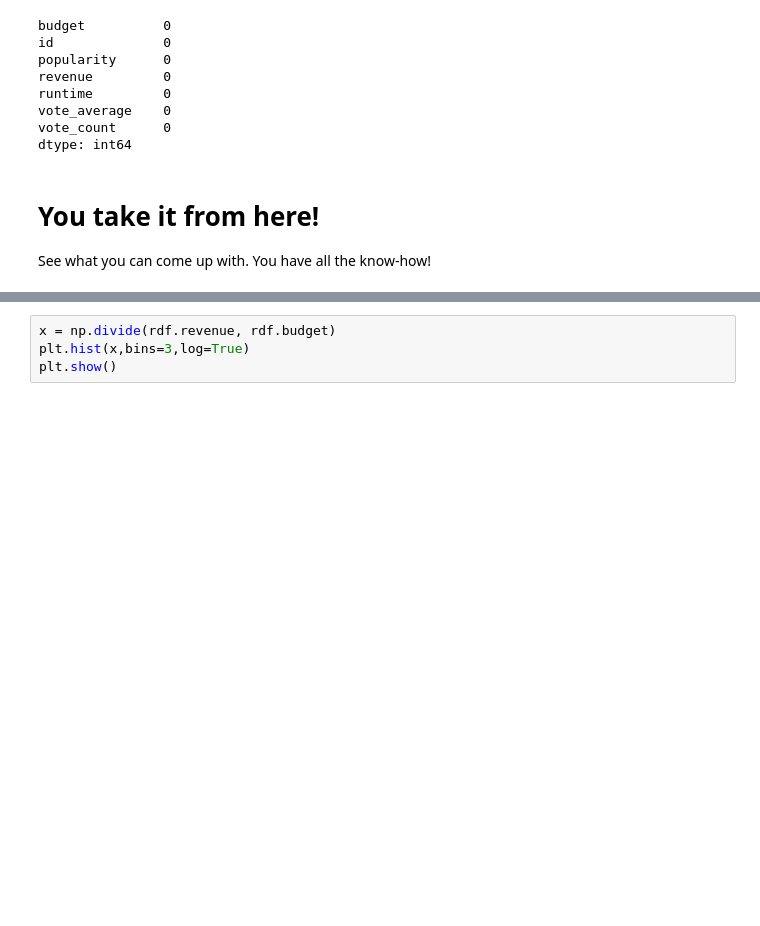
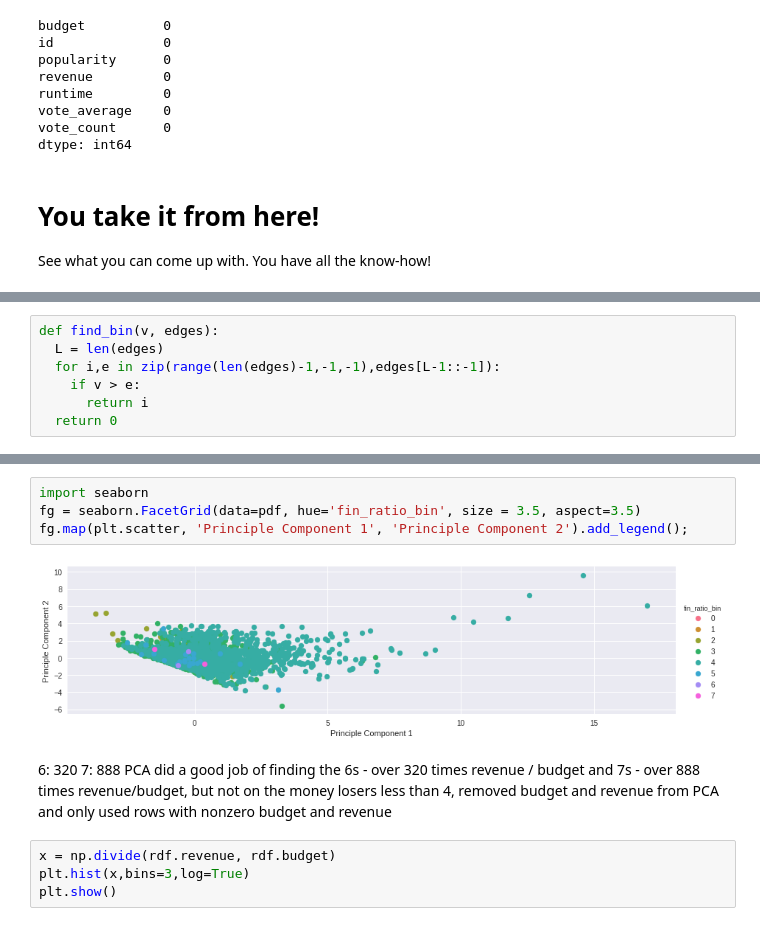
Before and after one commit to bloominstituteoftechnology/AB-Demo, a Jupyter notebook: Clustering_Assignment.ipynb, the cells around one changed output, grey strips where cells are left out. Cells and saved outputs as stored; diff of their text form; blank space fills up the shorter version.

```diff
--- a/Clustering_Assignment.ipynb
+++ b/Clustering_Assignment.ipynb
@@ -139,0 +145,7 @@ print(hist,bin_edges)
+# %%
+def find_bin(v, edges):
+  L = len(edges)
+  for i,e in zip(range(len(edges)-1,-1,-1),edges[L-1::-1]):
+    if v > e:
+      return i
+  return 0
@@ -140,3 +162,13 @@ print(hist,bin_edges)
+# %%
+import seaborn
+fg = seaborn.FacetGrid(data=pdf, hue='fin_ratio_bin', size = 3.5, aspect=3.5)
+fg.map(plt.scatter, 'Principle Component 1', 'Principle Component 2').add_legend();
+# %% [output]
+[figure, added]
+# %% [markdown]
+6: 320
+7: 888
+PCA did a good job of finding the 6s - over 320 times revenue / budget and 7s - over 888 times revenue/budget, but not on the money losers less than 4, removed budget and revenue from PCA and only used rows with nonzero budget and revenue
 # %%
 x = np.divide(rdf.revenue, rdf.budget)
 plt.hist(x,bins=3,log=True)
```
Also changed, not shown: parts of 5 cells of this notebook.
